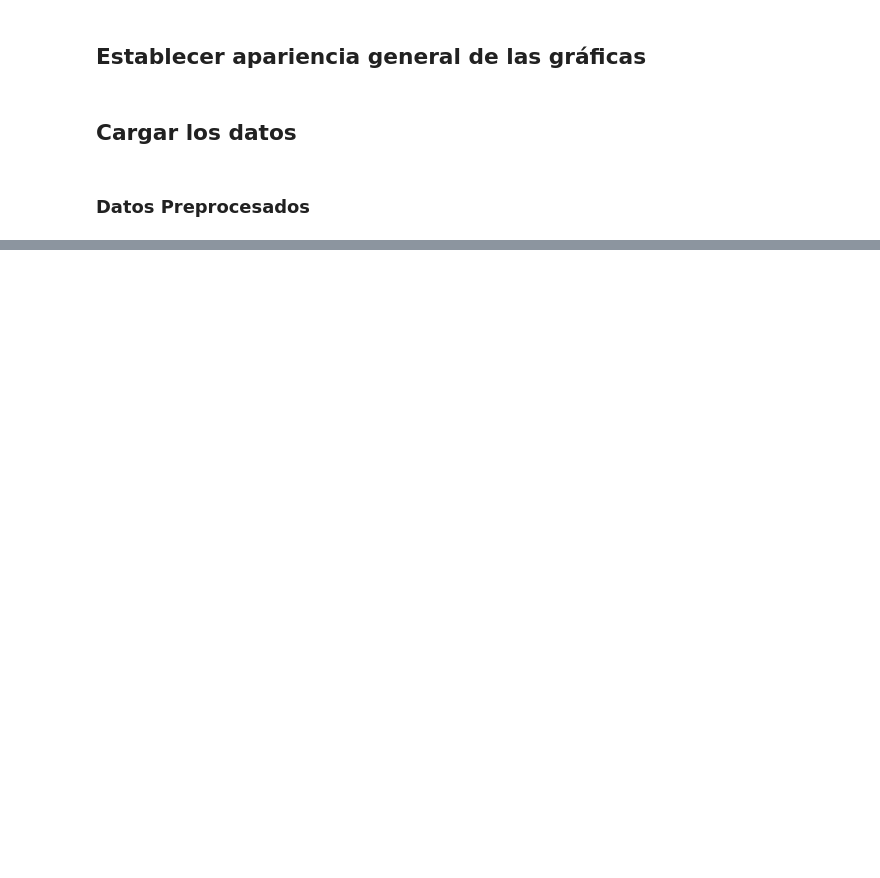
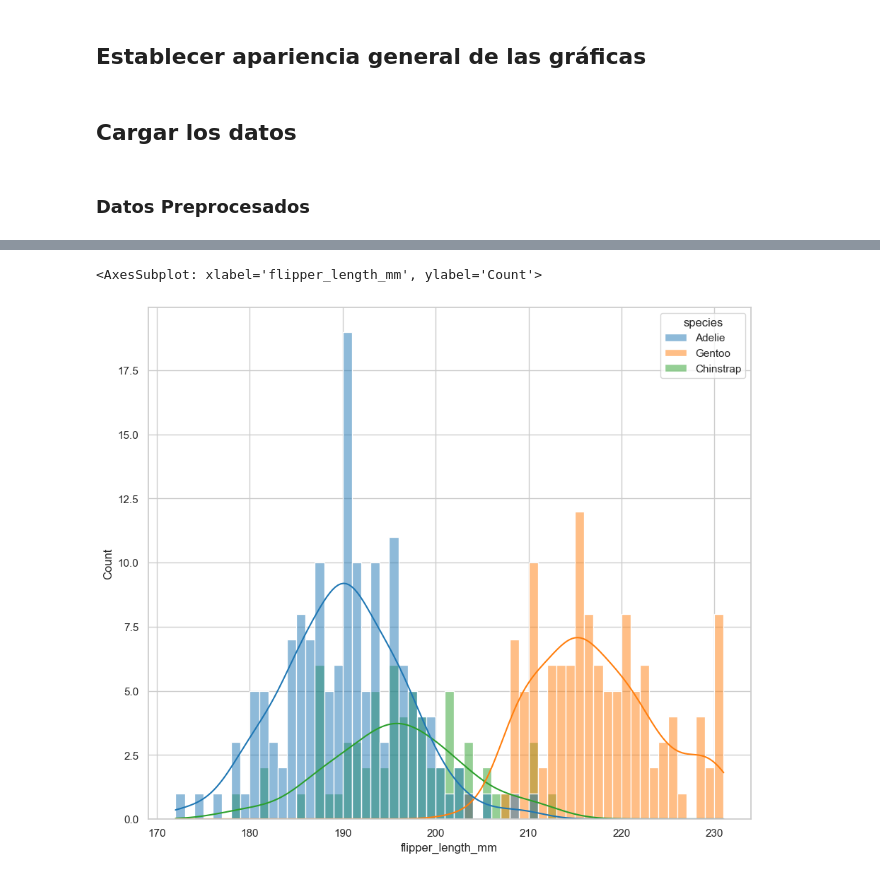
Before and after one commit to DensLopez/Analisis_Exploratorio, a Jupyter notebook: codes/code012.ipynb, the cells around one changed output, grey strips where cells are left out. Saved outputs shown, nothing was run; the diff lists cells and outputs as text; code cells hidden in the pictures; blank space fills up the shorter version.

```diff
--- a/codes/code012.ipynb
+++ b/codes/code012.ipynb
@@ -524,0 +88,12 @@ plt.show()
+# %%
+#Usando un histograma
+sns.histplot(
+    data=preprocessed_penguins_df,
+    x='flipper_length_mm',
+    hue='species',
+    kde='True',
+    binwidth=1
+)
+# %% [output]
+<AxesSubplot: xlabel='flipper_length_mm', ylabel='Count'>
+[figure, added]
```
Also changed, not shown: parts of 102 cells of this notebook, 13 other files.
